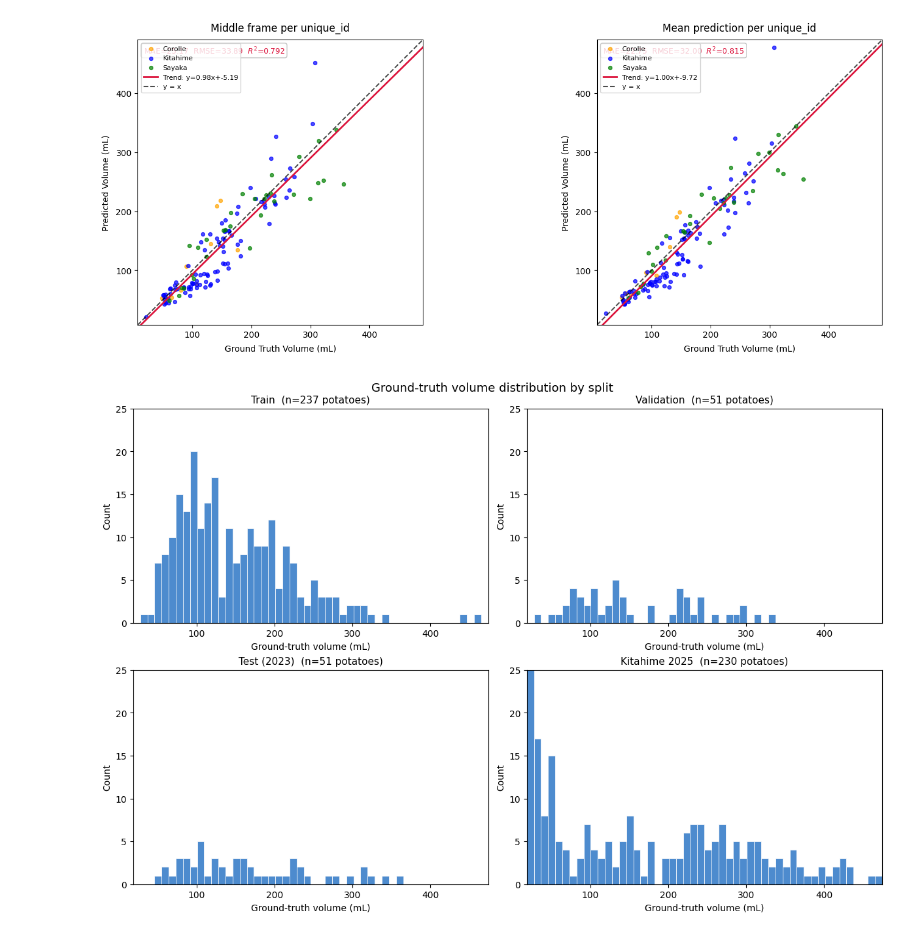
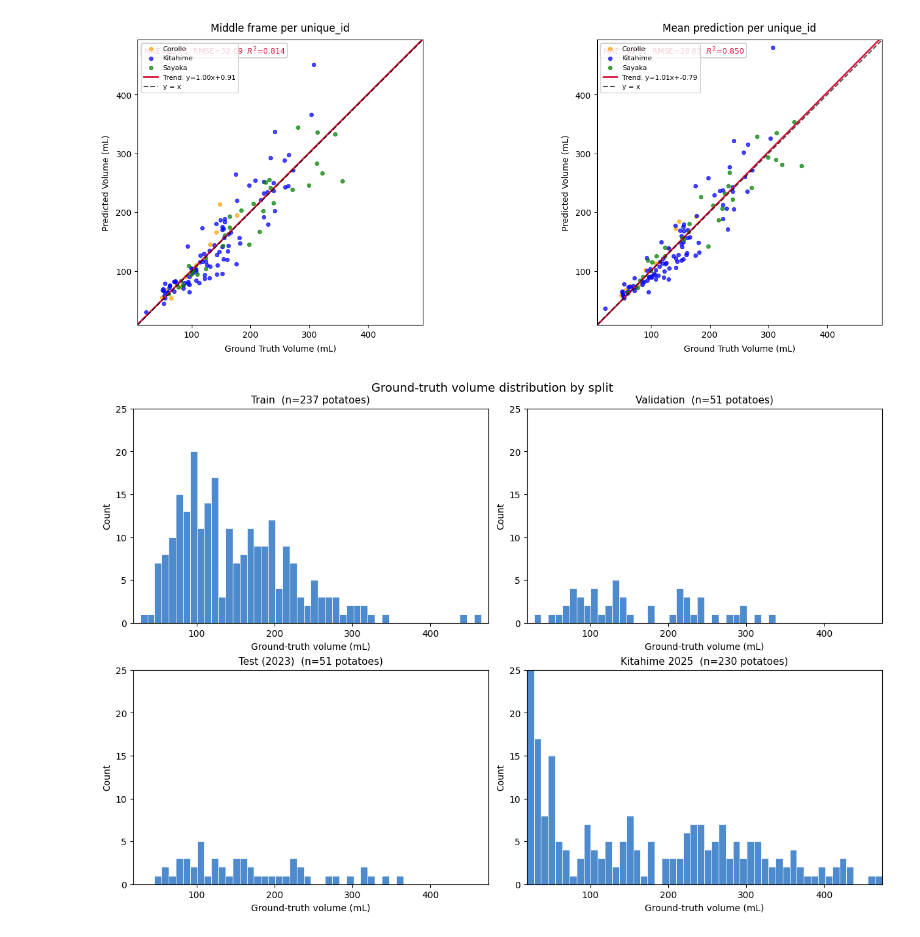
Before and after one commit to GroteGitJeppo/PointSDF_2, a Jupyter notebook: misc/eda.ipynb, the cells around one changed output. Drawn from its saved outputs; the diff is of its cells as text; code cells hidden in the pictures.

Commit message:
fix reading of corepp test results

```diff
--- a/misc/eda.ipynb
+++ b/misc/eda.ipynb
@@ -9,13 +9,26 @@ Loads `test_results_27.csv` from the project root, parses `pcd_<n>` frame ids fr
 # %%
 from __future__ import annotations
 
+import re
 from pathlib import Path
 
 import numpy as np
 import pandas as pd
 
+
+def parse_frame_id(file_name: str) -> int | None:
+    """Parse scan index from PointNet PLY or CoRe++ RGB file_name."""
+    stem = Path(str(file_name).replace("\\", "/")).stem
+    m = re.search(r"pcd_(\d+)$", stem)
+    if m:
+        return int(m.group(1))
+    m = re.search(r"_(\d+)$", stem)
+    if m:
+        return int(m.group(1))
+    return None
+
 BASE = Path.cwd()
-RESULT_PATH = BASE / "results/test_results_24_all.csv"
+RESULT_PATH = BASE / "results/test_results_20_corepp.csv"
 DATA_ROOT = BASE.parent / "data" / "3DPotatoTwin"
 BIN_WIDTH_ML = 50
 MATCH_SEED = 50
@@ -95,11 +108,11 @@ if not RESULT_PATH.is_file():
 
 df_frames_all = pd.read_csv(RESULT_PATH)
 
-m = df_frames_all["file_name"].astype(str).str.extract(r"pcd_(\d+)\.ply", expand=False)
-if m.isna().any():
-    bad = df_frames_all.loc[m.isna(), "file_name"].head(5).tolist()
+df_frames_all["frame_id"] = df_frames_all["file_name"].astype(str).map(parse_frame_id)
+if df_frames_all["frame_id"].isna().any():
+    bad = df_frames_all.loc[df_frames_all["frame_id"].isna(), "file_name"].head(5).tolist()
     raise ValueError(f"Could not parse frame id from file_name (examples): {bad}")
-df_frames_all["frame_id"] = m.astype(int)
+df_frames_all["frame_id"] = df_frames_all["frame_id"].astype(int)
 
 # --- 2025 test subset: match 2023 train volume distribution (20 mL bins) ---
 traits = pd.read_csv(DATA_ROOT / "mesh_traits.csv")
@@ -206,12 +203,9 @@ if not RESULT_PATH.is_file():
 
 # df_frames = pd.read_csv(RESULT_PATH)
 
-# Parse frame number from file_name (e.g. "…/2R3-1_pcd_095.ply" -> 95)
-df_frames["frame_id"] = (
-    df_frames["file_name"].astype(str)
-    .str.extract(r"pcd_(\d+)\.ply", expand=False)
-    .astype(int)
-)
+# frame_id set in load cell; re-parse only if missing (supports PLY and CoRe++ RGB paths)
+if "frame_id" not in df_frames.columns:
+    df_frames["frame_id"] = df_frames["file_name"].astype(str).map(parse_frame_id).astype(int)
 
 # --- Aggregation 1: middle frame per unique_id ---
 def _pick_middle(grp: pd.DataFrame) -> pd.Series:
@@ -278,34 +272,34 @@ def _scatter_panel(ax, df, colors, cultivars, title, vminmax):
     ax.set_aspect('equal', adjustable='box')
 
 # --- Synchronize axes across panels ---
 # Determine common [vmin, vmax] for both gt and pred, across all panels
 _all_gt = pd.concat([df_middle["gt_volume_ml"], df_mean["gt_volume_ml"]], ignore_index=True)
 _all_pred = pd.concat([df_middle["pred_volume_ml"], df_mean["pred_volume_ml"]], ignore_index=True)
 axes_min = float(min(_all_gt.min(), _all_pred.min()))
 axes_max = float(max(_all_gt.max(), _all_pred.max()))
 # Add a small margin
 margin = 0.03 * (axes_max - axes_min)
 axes_min -= margin
 axes_max += margin
 common_limits = (axes_min, axes_max)
 
 # --- Plot ---
 fig, (ax_left, ax_right) = plt.subplots(1, 2, figsize=(15, 5.5), constrained_layout=True)
 
 _scatter_panel(
     ax_left, df_middle, colors, cultivars,
     "Middle frame per unique_id",
     common_limits,
 )
 _scatter_panel(
     ax_right, df_mean, colors, cultivars,
     "Mean prediction per unique_id",
     common_limits,
 )
 
 plt.show()
 # %% [output]
-[figure, old version]
+[figure, new version]
 # %%
 # Ground-truth volume distribution per split (one row per potato)
 from pathlib import Path
```
Also changed, not shown: parts of 8 cells of this notebook, 1 other file.
